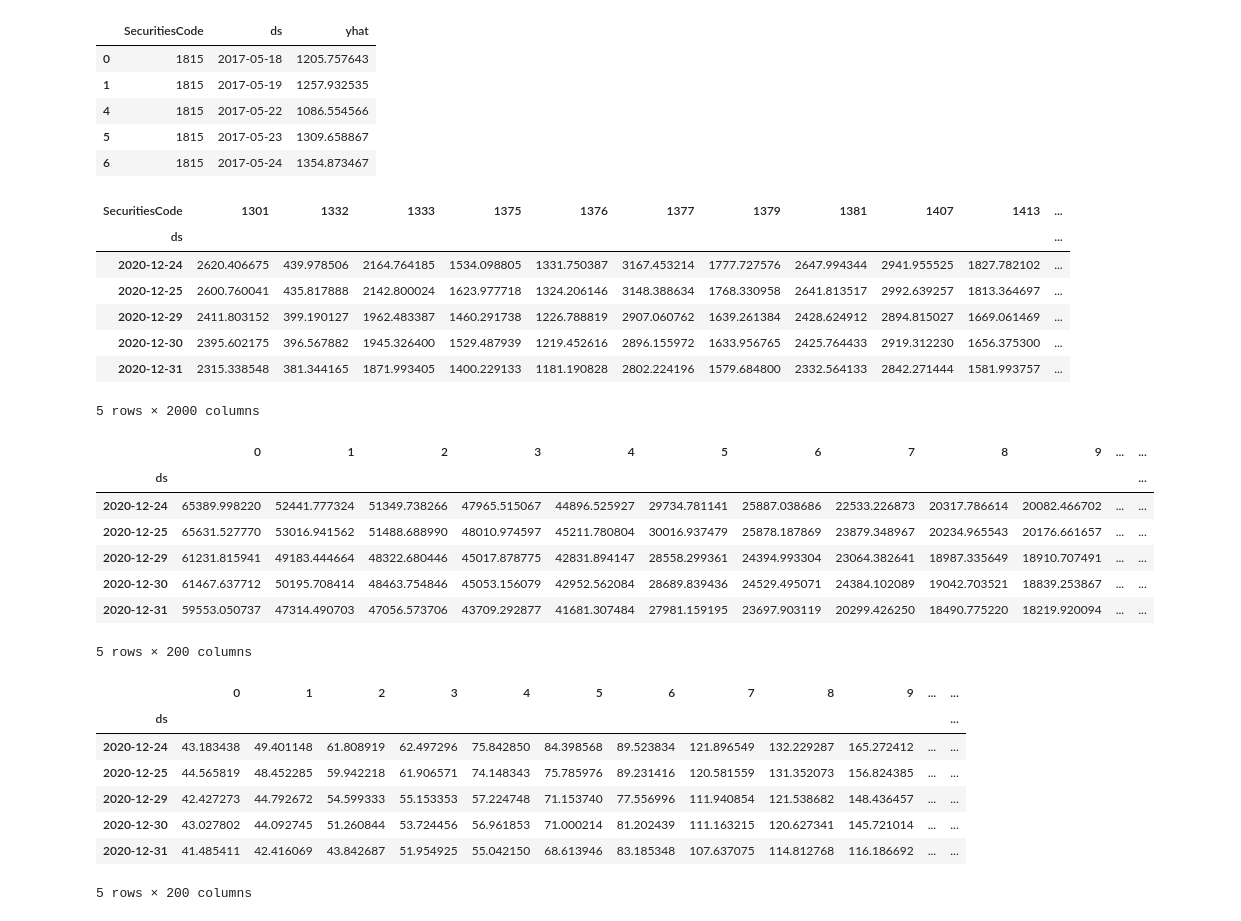
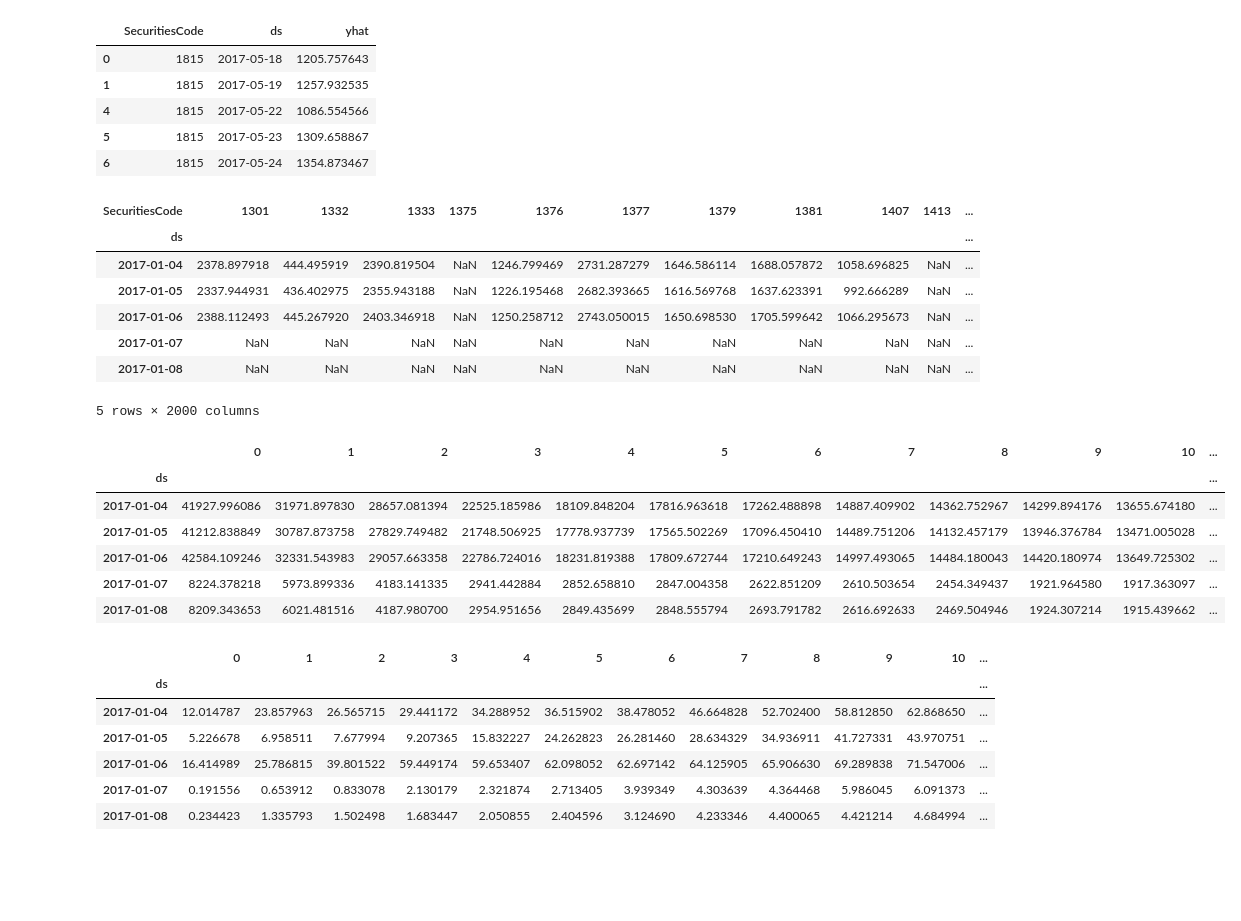
Before and after one commit to 1on1pt/JPX_Tokyo_Stock_Exchange_Prediction, a Jupyter notebook: JPX_Prophet_results_testing.ipynb, the cells around one changed output. Drawn from its saved outputs; the diff is of its cells as text; code cells hidden in the pictures; blank space fills up the shorter version.

```diff
--- a/JPX_Prophet_results_testing.ipynb
+++ b/JPX_Prophet_results_testing.ipynb
@@ -56,47 +56,45 @@ df_securities.head(5)
 close_prices = df_clean[['SecuritiesCode','ds','yhat']]
 close_prices['Target'] = close_prices['yhat']
 prices_target = close_prices.pivot(index='ds', columns='SecuritiesCode', values='Target')
-prices_target = prices_target.dropna()
+# prices_target = prices_target.dropna()
 prices_target.head()
 # %% [output]
 | SecuritiesCode | 1301 | 1332 | 1333 | 1375 | 1376 | 1377 | 1379 | 1381 | 1407 | 1413 | ... |
 | ds |  |  |  |  |  |  |  |  |  |  | ... |
-| 2020-12-24 | 2620.406675 | 439.978506 | 2164.764185 | 1534.098805 | 1331.750387 | 3167.453214 | 1777.727576 | 2647.994344 | 2941.955525 | 1827.782102 | ... |
-| 2020-12-25 | 2600.760041 | 435.817888 | 2142.800024 | 1623.977718 | 1324.206146 | 3148.388634 | 1768.330958 | 2641.813517 | 2992.639257 | 1813.364697 | ... |
-| 2020-12-29 | 2411.803152 | 399.190127 | 1962.483387 | 1460.291738 | 1226.788819 | 2907.060762 | 1639.261384 | 2428.624912 | 2894.815027 | 1669.061469 | ... |
-| 2020-12-30 | 2395.602175 | 396.567882 | 1945.326400 | 1529.487939 | 1219.452616 | 2896.155972 | 1633.956765 | 2425.764433 | 2919.312230 | 1656.375300 | ... |
-| 2020-12-31 | 2315.338548 | 381.344165 | 1871.993405 | 1400.229133 | 1181.190828 | 2802.224196 | 1579.684800 | 2332.564133 | 2842.271444 | 1581.993757 | ... |
+| 2017-01-04 | 2378.897918 | 444.495919 | 2390.819504 | NaN | 1246.799469 | 2731.287279 | 1646.586114 | 1688.057872 | 1058.696825 | NaN | ... |
+| 2017-01-05 | 2337.944931 | 436.402975 | 2355.943188 | NaN | 1226.195468 | 2682.393665 | 1616.569768 | 1637.623391 | 992.666289 | NaN | ... |
+| 2017-01-06 | 2388.112493 | 445.267920 | 2403.346918 | NaN | 1250.258712 | 2743.050015 | 1650.698530 | 1705.599642 | 1066.295673 | NaN | ... |
+| 2017-01-07 | NaN | NaN | NaN | NaN | NaN | NaN | NaN | NaN | NaN | NaN | ... |
+| 2017-01-08 | NaN | NaN | NaN | NaN | NaN | NaN | NaN | NaN | NaN | NaN | ... |
 5 rows × 2000 columns
 # %%
-# first 200 values of SecuritiesCodes for every time step(1202).
-first_200 = []
+# first 20 values of SecuritiesCodes for every time step(1202).
+first_20 = []
 for i in range(0,len(prices_target.index),1):
-      first_200.append(-np.sort(-prices_target.iloc[i, :].values)[:200])
-prices_target_first_200 = pd.DataFrame(first_200,index=prices_target.index)
-prices_target_first_200.head()
+      first_20.append(-np.sort(-prices_target.iloc[i, :].values)[:20])
+prices_target_first_20 = pd.DataFrame(first_20,index=prices_target.index)
+prices_target_first_20.head()
 # %% [output]
-|  | 0 | 1 | 2 | 3 | 4 | 5 | 6 | 7 | 8 | 9 | ... | ... |
+|  | 0 | 1 | 2 | 3 | 4 | 5 | 6 | 7 | 8 | 9 | 10 | ... |
 | ds |  |  |  |  |  |  |  |  |  |  |  | ... |
-| 2020-12-24 | 65389.998220 | 52441.777324 | 51349.738266 | 47965.515067 | 44896.525927 | 29734.781141 | 25887.038686 | 22533.226873 | 20317.786614 | 20082.466702 | ... | ... |
-| 2020-12-25 | 65631.527770 | 53016.941562 | 51488.688990 | 48010.974597 | 45211.780804 | 30016.937479 | 25878.187869 | 23879.348967 | 20234.965543 | 20176.661657 | ... | ... |
-| 2020-12-29 | 61231.815941 | 49183.444664 | 48322.680446 | 45017.878775 | 42831.894147 | 28558.299361 | 24394.993304 | 23064.382641 | 18987.335649 | 18910.707491 | ... | ... |
-| 2020-12-30 | 61467.637712 | 50195.708414 | 48463.754846 | 45053.156079 | 42952.562084 | 28689.839436 | 24529.495071 | 24384.102089 | 19042.703521 | 18839.253867 | ... | ... |
-| 2020-12-31 | 59553.050737 | 47314.490703 | 47056.573706 | 43709.292877 | 41681.307484 | 27981.159195 | 23697.903119 | 20299.426250 | 18490.775220 | 18219.920094 | ... | ... |
+| 2017-01-04 | 41927.996086 | 31971.897830 | 28657.081394 | 22525.185986 | 18109.848204 | 17816.963618 | 17262.488898 | 14887.409902 | 14362.752967 | 14299.894176 | 13655.674180 | ... |
+| 2017-01-05 | 41212.838849 | 30787.873758 | 27829.749482 | 21748.506925 | 17778.937739 | 17565.502269 | 17096.450410 | 14489.751206 | 14132.457179 | 13946.376784 | 13471.005028 | ... |
+| 2017-01-06 | 42584.109246 | 32331.543983 | 29057.663358 | 22786.724016 | 18231.819388 | 17809.672744 | 17210.649243 | 14997.493065 | 14484.180043 | 14420.180974 | 13649.725302 | ... |
+| 2017-01-07 | 8224.378218 | 5973.899336 | 4183.141335 | 2941.442884 | 2852.658810 | 2847.004358 | 2622.851209 | 2610.503654 | 2454.349437 | 1921.964580 | 1917.363097 | ... |
+| 2017-01-08 | 8209.343653 | 6021.481516 | 4187.980700 | 2954.951656 | 2849.435699 | 2848.555794 | 2693.791782 | 2616.692633 | 2469.504946 | 1924.307214 | 1915.439662 | ... |
-5 rows × 200 columns
 # %%
-# last 200 values of SecuritiesCodes for every time step(1202).
-last_200 = []
+# last 20 values of SecuritiesCodes for every time step(1202).
+last_20 = []
 for i in range(0,len(prices_target.index),1):
-      last_200.append(np.sort(prices_target.iloc[i, :].values)[0:200])
-prices_target_last_200 = pd.DataFrame(last_200,index=prices_target.index)
-prices_target_last_200.head()
+      last_20.append(np.sort(prices_target.iloc[i, :].values)[0:20])
+prices_target_last_20 = pd.DataFrame(last_20,index=prices_target.index)
+prices_target_last_20.head()
 # %% [output]
-|  | 0 | 1 | 2 | 3 | 4 | 5 | 6 | 7 | 8 | 9 | ... | ... |
+|  | 0 | 1 | 2 | 3 | 4 | 5 | 6 | 7 | 8 | 9 | 10 | ... |
 | ds |  |  |  |  |  |  |  |  |  |  |  | ... |
-| 2020-12-24 | 43.183438 | 49.401148 | 61.808919 | 62.497296 | 75.842850 | 84.398568 | 89.523834 | 121.896549 | 132.229287 | 165.272412 | ... | ... |
-| 2020-12-25 | 44.565819 | 48.452285 | 59.942218 | 61.906571 | 74.148343 | 75.785976 | 89.231416 | 120.581559 | 131.352073 | 156.824385 | ... | ... |
-| 2020-12-29 | 42.427273 | 44.792672 | 54.599333 | 55.153353 | 57.224748 | 71.153740 | 77.556996 | 111.940854 | 121.538682 | 148.436457 | ... | ... |
-| 2020-12-30 | 43.027802 | 44.092745 | 51.260844 | 53.724456 | 56.961853 | 71.000214 | 81.202439 | 111.163215 | 120.627341 | 145.721014 | ... | ... |
-| 2020-12-31 | 41.485411 | 42.416069 | 43.842687 | 51.954925 | 55.042150 | 68.613946 | 83.185348 | 107.637075 | 114.812768 | 116.186692 | ... | ... |
+| 2017-01-04 | 12.014787 | 23.857963 | 26.565715 | 29.441172 | 34.288952 | 36.515902 | 38.478052 | 46.664828 | 52.702400 | 58.812850 | 62.868650 | ... |
+| 2017-01-05 | 5.226678 | 6.958511 | 7.677994 | 9.207365 | 15.832227 | 24.262823 | 26.281460 | 28.634329 | 34.936911 | 41.727331 | 43.970751 | ... |
+| 2017-01-06 | 16.414989 | 25.786815 | 39.801522 | 59.449174 | 59.653407 | 62.098052 | 62.697142 | 64.125905 | 65.906630 | 69.289838 | 71.547006 | ... |
+| 2017-01-07 | 0.191556 | 0.653912 | 0.833078 | 2.130179 | 2.321874 | 2.713405 | 3.939349 | 4.303639 | 4.364468 | 5.986045 | 6.091373 | ... |
+| 2017-01-08 | 0.234423 | 1.335793 | 1.502498 | 1.683447 | 2.050855 | 2.404596 | 3.124690 | 4.233346 | 4.400065 | 4.421214 | 4.684994 | ... |
-5 rows × 200 columns
 # %%
```
Also changed, not shown: parts of 42 cells of this notebook, 4 other files.
